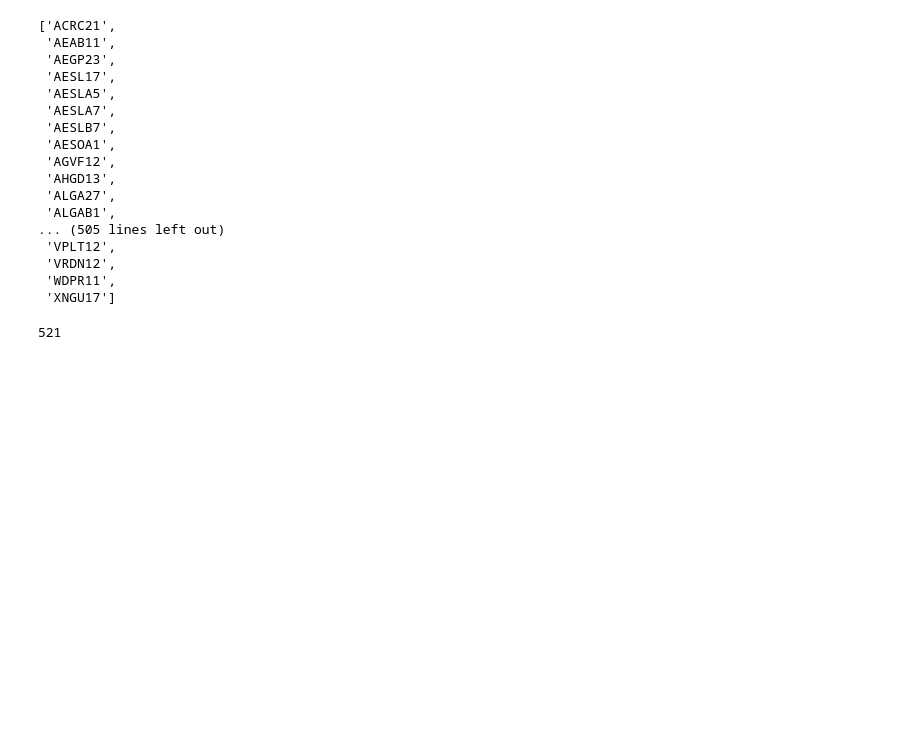
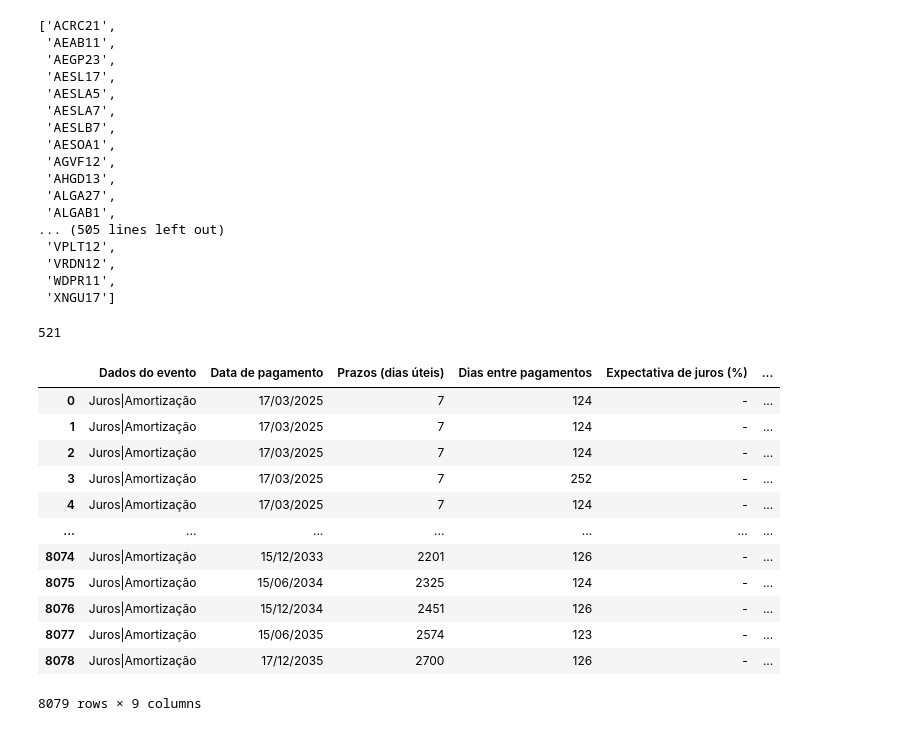
Before and after one commit to AFINVEST/Projeto-Hedge-IPCA, a Jupyter notebook: analise_lista.ipynb, the cells around one changed output. Drawn from its saved outputs; the diff is of its cells as text; code cells hidden in the pictures; blank space fills up the shorter version.

```diff
--- a/analise_lista.ipynb
+++ b/analise_lista.ipynb
@@ -71,3 +71,20 @@ ativos = ['ACRC21', 'AEAB11', 'AEGP23', 'AESL17', 'AESLA5', 'AESLA7', 'AESLB7',
 print(len(ativos))
 # %% [output]
 521
+# %%
+df2 = pd.read_excel('tabela_debentures.xlsx')
+df2
+# %% [output]
+|  | Dados do evento | Data de pagamento | Prazos (dias úteis) | Dias entre pagamentos | Expectativa de juros (%) | ... |
+| 0 | Juros|Amortização | 17/03/2025 | 7 | 124 | - | ... |
+| 1 | Juros|Amortização | 17/03/2025 | 7 | 124 | - | ... |
+| 2 | Juros|Amortização | 17/03/2025 | 7 | 124 | - | ... |
+| 3 | Juros|Amortização | 17/03/2025 | 7 | 252 | - | ... |
+| 4 | Juros|Amortização | 17/03/2025 | 7 | 124 | - | ... |
+| ... | ... | ... | ... | ... | ... | ... |
+| 8074 | Juros|Amortização | 15/12/2033 | 2201 | 126 | - | ... |
+| 8075 | Juros|Amortização | 15/06/2034 | 2325 | 124 | - | ... |
+| 8076 | Juros|Amortização | 15/12/2034 | 2451 | 126 | - | ... |
+| 8077 | Juros|Amortização | 15/06/2035 | 2574 | 123 | - | ... |
+| 8078 | Juros|Amortização | 17/12/2035 | 2700 | 126 | - | ... |
+8079 rows × 9 columns
```
Also changed, not shown: parts of 1 cell of this notebook, 3 other files.
